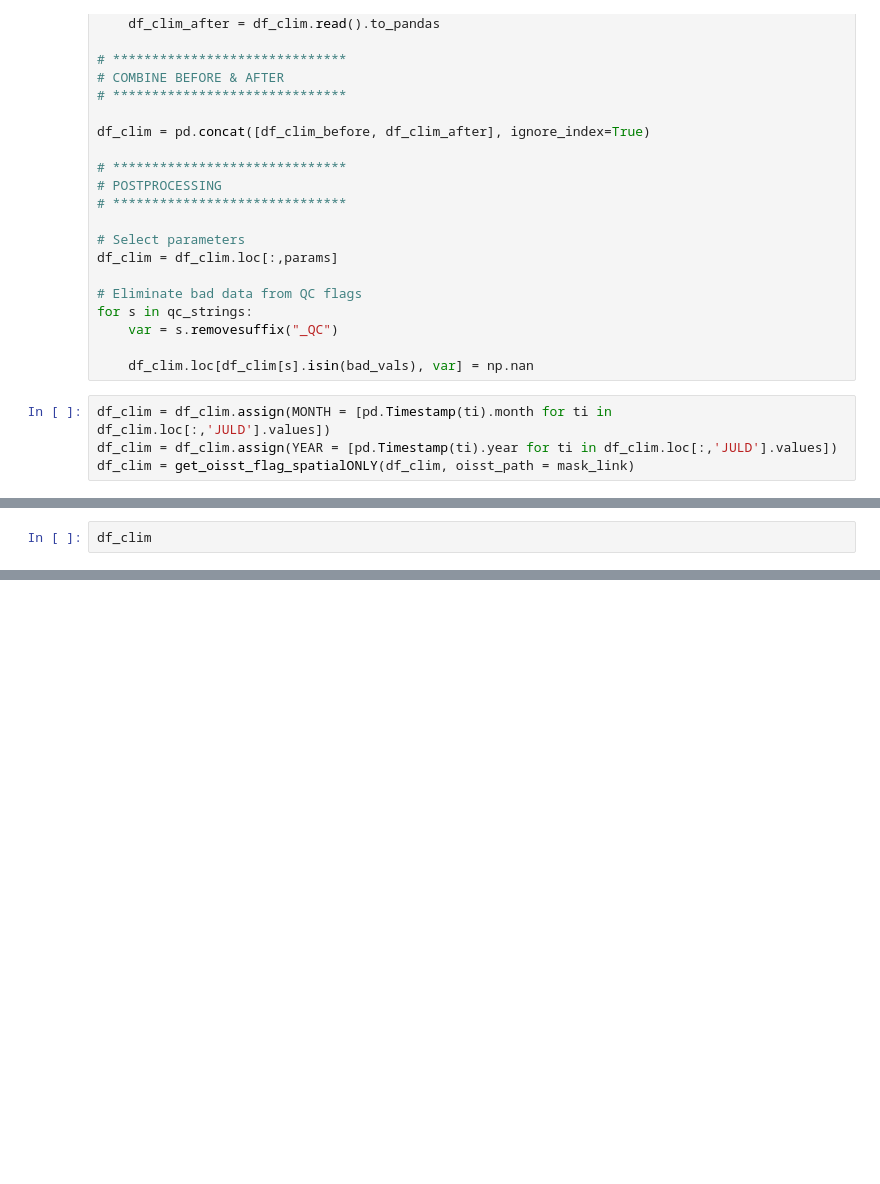
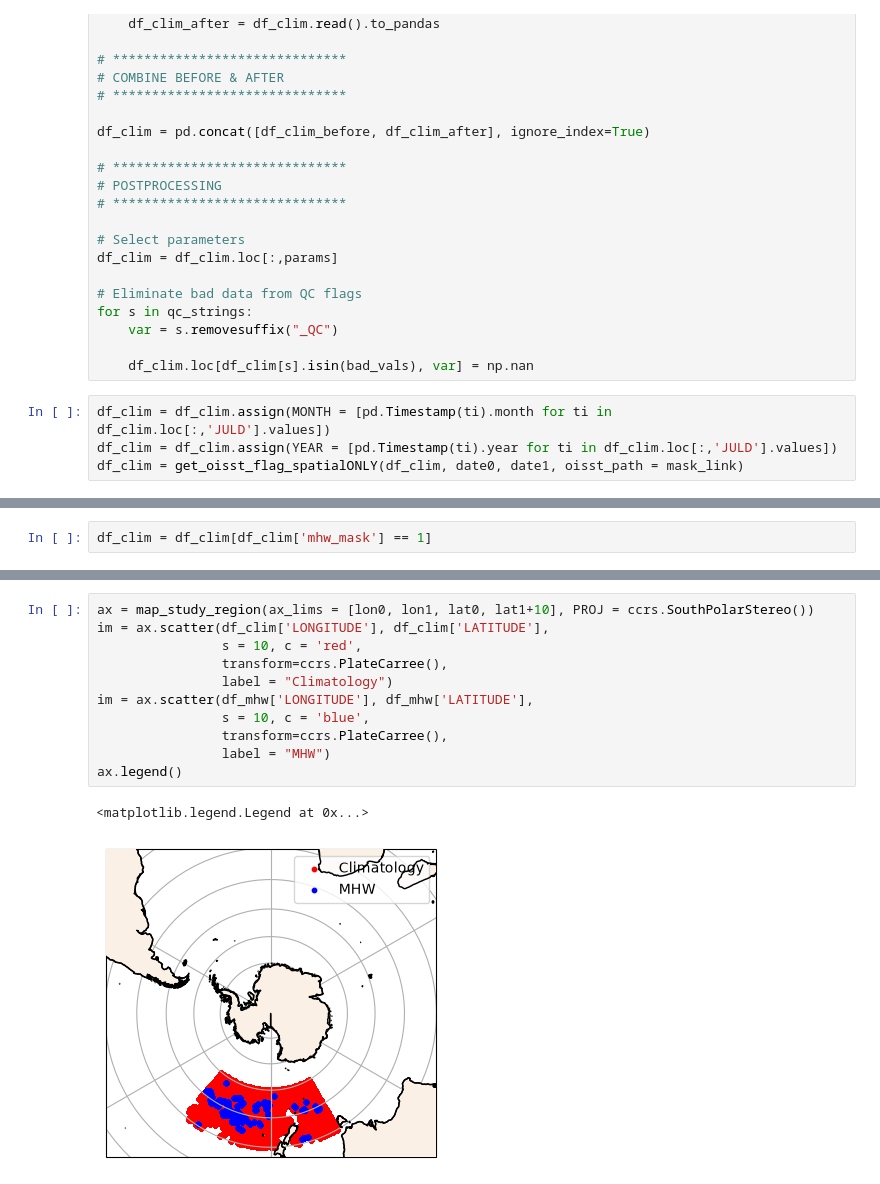
Before and after one commit to go-bgc/Marine-Heat-Waves, a Jupyter notebook: contributors/abby/LoadData_AB.ipynb, the cells around one changed output, grey strips where cells are left out. Cells and saved outputs as stored; diff of their text form; blank space fills up the shorter version.

Commit message:
float climatology first pass

```diff
--- a/contributors/abby/LoadData_AB.ipynb
+++ b/contributors/abby/LoadData_AB.ipynb
@@ -478,5 +478,5 @@ for s in qc_strings:
 # %%
 df_clim = df_clim.assign(MONTH = [pd.Timestamp(ti).month for ti in df_clim.loc[:,'JULD'].values])
 df_clim = df_clim.assign(YEAR = [pd.Timestamp(ti).year for ti in df_clim.loc[:,'JULD'].values])
-df_clim = get_oisst_flag_spatialONLY(df_clim, oisst_path = mask_link)
+df_clim = get_oisst_flag_spatialONLY(df_clim, date0, date1, oisst_path = mask_link)
 # %% [output]
@@ -484,2 +500,2 @@ Opening: s3://uw-escience-scratch-prod/oisst/mhw_mask_swp_final.zarr
 # %%
-df_clim
+df_clim = df_clim[df_clim['mhw_mask'] == 1]
@@ -499,0 +502,14 @@ df_clim
+# %%
+ax = map_study_region(ax_lims = [lon0, lon1, lat0, lat1+10], PROJ = ccrs.SouthPolarStereo())
+im = ax.scatter(df_clim['LONGITUDE'], df_clim['LATITUDE'],
+                s = 10, c = 'red',
+                transform=ccrs.PlateCarree(),
+                label = "Climatology")
+im = ax.scatter(df_mhw['LONGITUDE'], df_mhw['LATITUDE'],
+                s = 10, c = 'blue',
+                transform=ccrs.PlateCarree(),
+                label = "MHW")
+ax.legend()
+# %% [output]
+<matplotlib.legend.Legend at 0x...>
+[figure, added]
```
Also changed, not shown: parts of 19 cells of this notebook, 1 other file.
